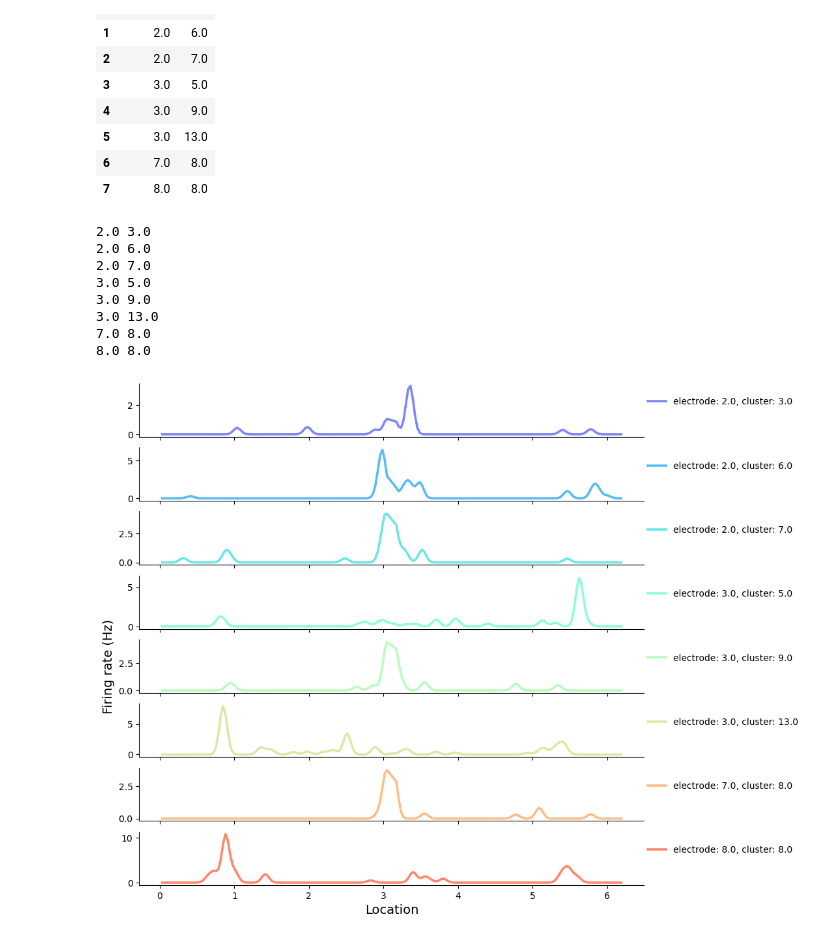
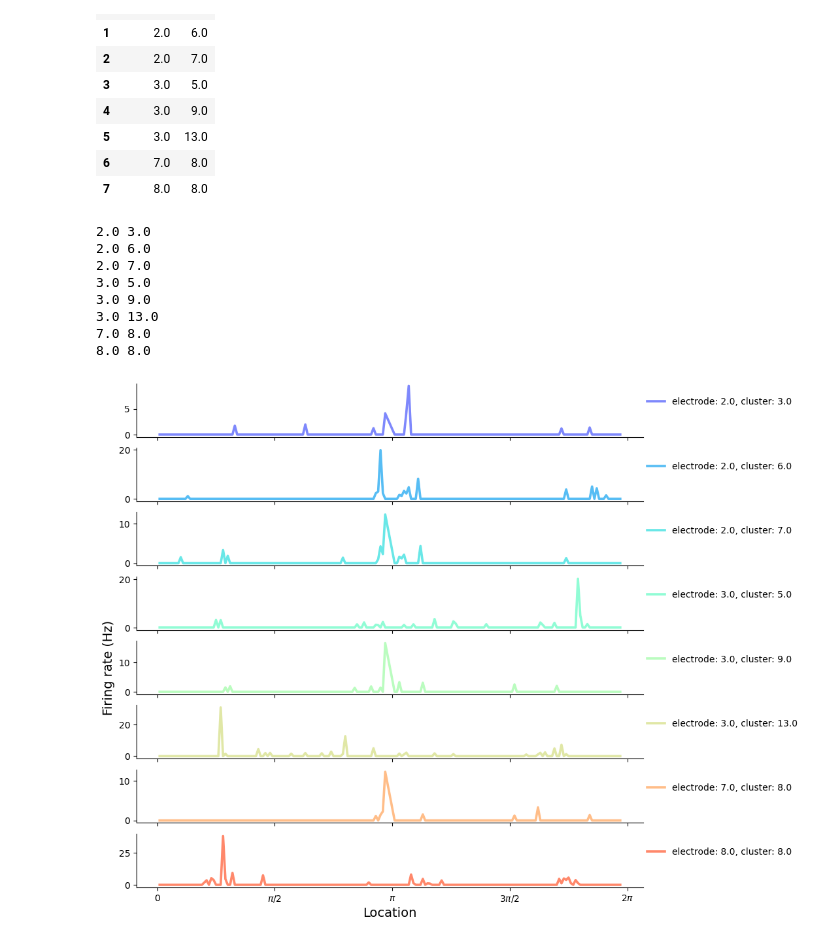
Before and after one commit to vjaltare/hippocampus-predictive-coding, a Jupyter notebook: hc3_MI_analysis.ipynb, the cells around one changed output. Cells and saved outputs as stored; diff of their text form; code cells hidden in the pictures.

```diff
--- a/hc3_MI_analysis.ipynb
+++ b/hc3_MI_analysis.ipynb
@@ -1350,28 +1351,30 @@ clu_arr = pc_df['cell'].to_numpy()
 # %%
 fig, ax = plt.subplots(ele_arr.shape[0], 1, sharex=True, figsize=(10,10))
 color_list = sns.color_palette('rainbow', clu_arr.shape[0])
 
 for i in range(ele_arr.shape[0]):
     print(ele_arr[i], clu_arr[i])
     fx, bins = get_firing_rate_hist(0, ele_arr[i], clu_arr[i], 90, True)
-    fx = gaussian_filter1d(fx, sigma=50*BIN_SIZE)
+    #fx = gaussian_filter1d(fx, sigma=50*BIN_SIZE)
     ax[i].plot(bins, fx, lw=2.6, alpha=.7, label=f'electrode: {ele_arr[i]}, cluster: {clu_arr[i]}', color=color_list[i]) # f'electrode: {ele_arr[i]}, cluster: {clu_arr[i]}' f'cluster# {clu}'
     ax[i].legend(frameon=False, loc=(1.,0.5))
 
 ax[-1].set_xlabel('Location', fontsize=14)
 ax[4].set_ylabel('Firing rate (Hz)', fontsize=14)
 
+ax[-1].set_xticks([0, np.pi/2, np.pi, 3*np.pi/2, 2*np.pi], labels=[r'0',r'$\pi/2$', r'$\pi$', r'$3\pi/2$', r'$2\pi$'])
+
 sns.despine()
 # %% [output]
 2.0 3.0
 2.0 6.0
 2.0 7.0
 3.0 5.0
 3.0 9.0
 3.0 13.0
 7.0 8.0
 8.0 8.0
-[figure, old version]
+[figure, new version]
 # %%
 fig, ax = plt.subplots(ele_arr.shape[0], 1, sharex=True, figsize=(10,10))
 color_list = sns.color_palette('rainbow', clu_arr.shape[0])
```
Also changed, not shown: parts of 18 cells of this notebook.
